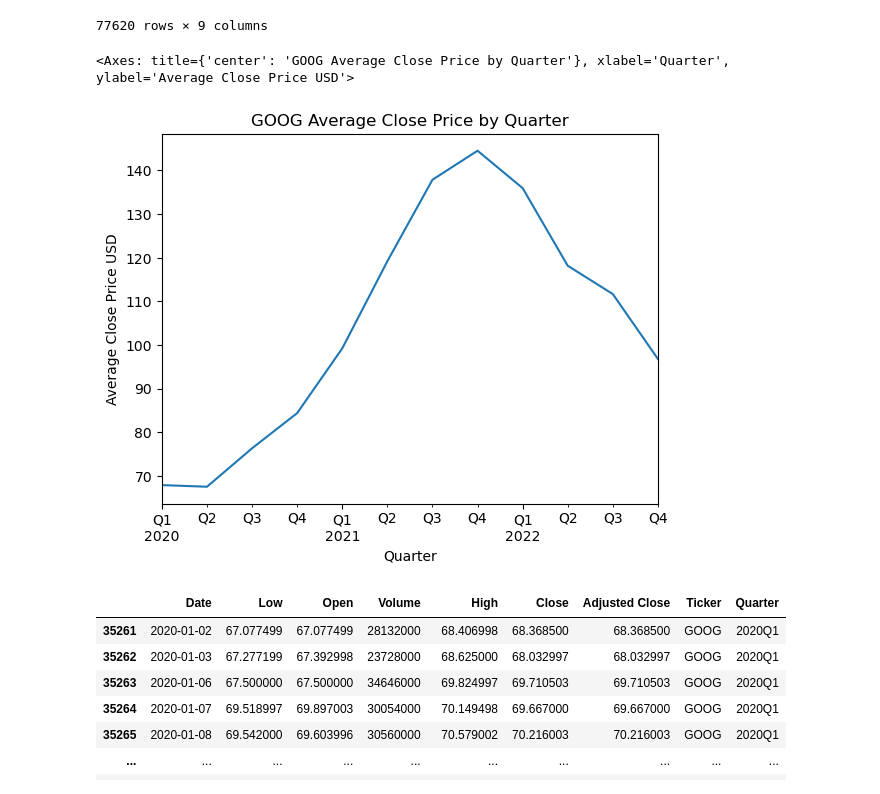
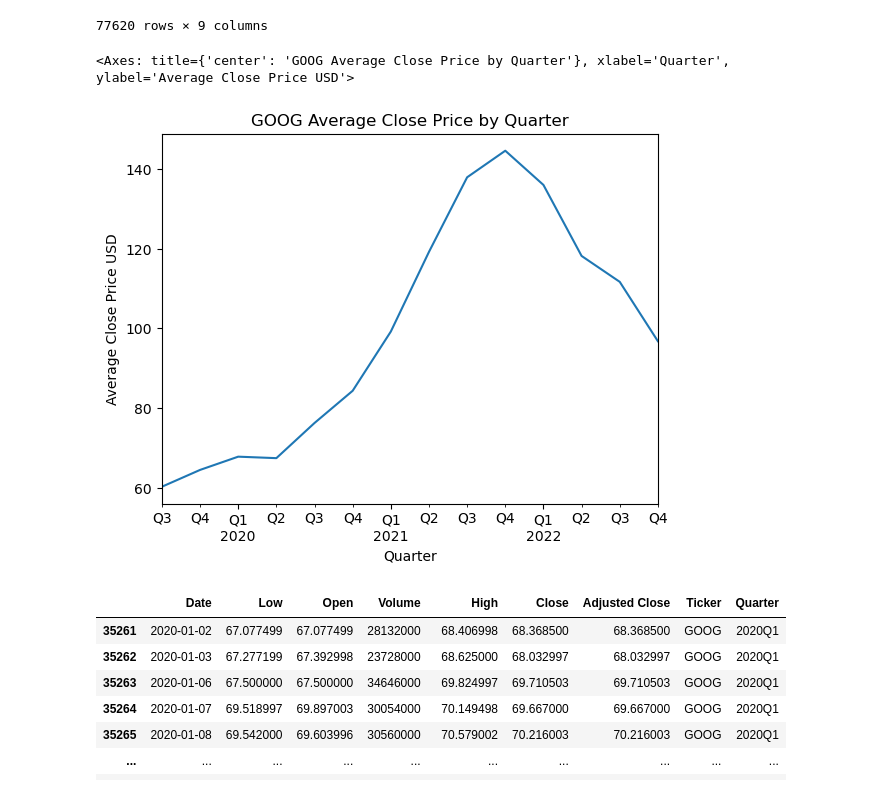
Before and after one commit to salvarenga25/StockMarket_Project, a Jupyter notebook: Stock_Analysis(Closing_Prices).ipynb, the cells around one changed output. Cells and saved outputs as stored; diff of their text form; code cells hidden in the pictures.

Commit message:
google cor

```diff
--- a/Stock_Analysis(Closing_Prices).ipynb
+++ b/Stock_Analysis(Closing_Prices).ipynb
@@ -664,14 +663,14 @@ data2_avg_by_q_df
 77620 rows × 9 columns
 # %%
 Google_Corl_df=data2_avg_by_q_df.loc[data2_avg_by_q_df["Ticker"]=="GOOG"]
-Google_Corl_df= Google_Corl_df.loc[(Google_Corl_df["Date"] > "2019-12-31")]
+Google_Corl_df= Google_Corl_df.loc[(Google_Corl_df["Date"] > "2019-08-15")]
 Google_Corl_df1 = Google_Corl_df.groupby("Quarter")["Close"].mean().plot()
 plt.ylabel("Average Close Price USD")
 plt.title("GOOG Average Close Price by Quarter")
 Google_Corl_df1
 # %% [output]
 <Axes: title={'center': 'GOOG Average Close Price by Quarter'}, xlabel='Quarter', ylabel='Average Close Price USD'>
-[figure, old version]
+[figure, new version]
 # %%
 Google_Corl_df
 # %% [output]
```
Also changed, not shown: parts of 2 cells of this notebook, 1 other file.
